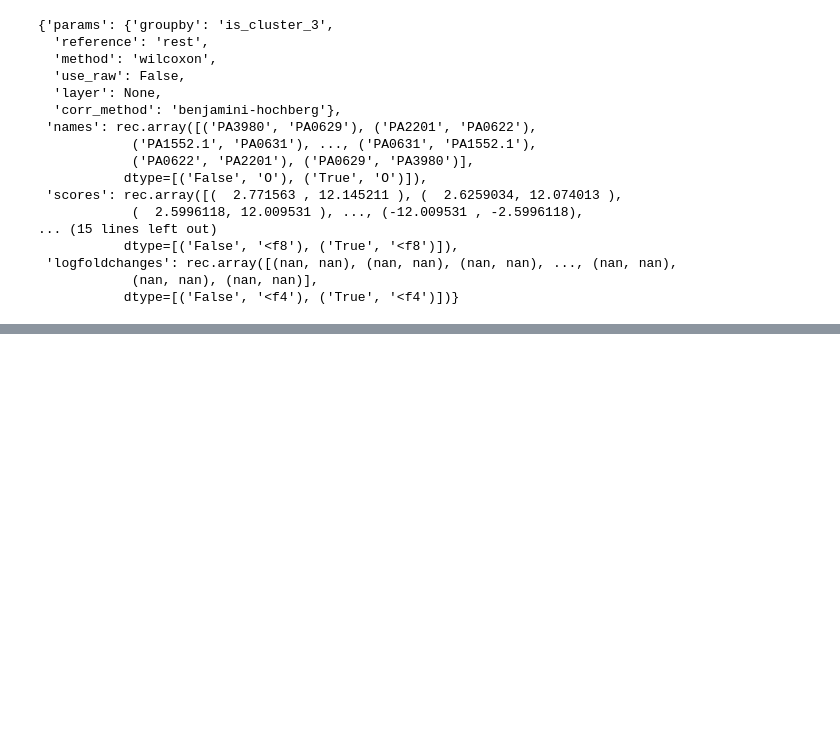
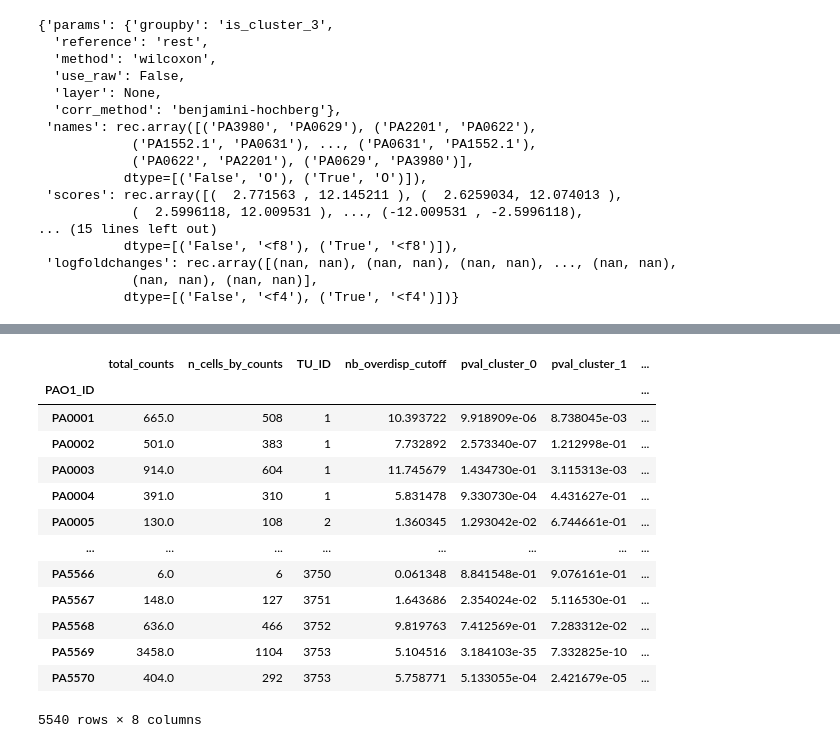
Before and after one commit to bio-datascience/BacSC, a Jupyter notebook: analysis/P_aero_S2S3/S2S3_cluster_analysis.ipynb, the cells around one changed output, grey strips where cells are left out. Saved outputs shown, nothing was run; the diff lists cells and outputs as text; code cells hidden in the pictures; blank space fills up the shorter version.

```diff
--- a/analysis/P_aero_S2S3/S2S3_cluster_analysis.ipynb
+++ b/analysis/P_aero_S2S3/S2S3_cluster_analysis.ipynb
@@ -655,0 +703,26 @@ WARNING: Default of the method has been changed to 't-test' from 't-test_overest
+# %%
+clusters = data_export_s2.obs["leiden_opt"].unique()
+
+for c in clusters:
+    p_data = pd.DataFrame(
+        {"pval_data": [x[c] for x in data_export_s2.uns[f"rank_genes_groups"]["pvals"]]},
+        index = [x[c] for x in data_export_s2.uns[f"rank_genes_groups"]["names"]]
+    )
+    data_export_s2.var[f"pval_cluster_{c}"] = p_data["pval_data"]
+
+data_export_s2.var
+# %% [output]
+|  | total_counts | n_cells_by_counts | TU_ID | nb_overdisp_cutoff | pval_cluster_0 | pval_cluster_1 | ... |
+| PAO1_ID |  |  |  |  |  |  | ... |
+| PA0001 | 665.0 | 508 | 1 | 10.393722 | 9.918909e-06 | 8.738045e-03 | ... |
+| PA0002 | 501.0 | 383 | 1 | 7.732892 | 2.573340e-07 | 1.212998e-01 | ... |
+| PA0003 | 914.0 | 604 | 1 | 11.745679 | 1.434730e-01 | 3.115313e-03 | ... |
+| PA0004 | 391.0 | 310 | 1 | 5.831478 | 9.330730e-04 | 4.431627e-01 | ... |
+| PA0005 | 130.0 | 108 | 2 | 1.360345 | 1.293042e-02 | 6.744661e-01 | ... |
+| ... | ... | ... | ... | ... | ... | ... | ... |
+| PA5566 | 6.0 | 6 | 3750 | 0.061348 | 8.841548e-01 | 9.076161e-01 | ... |
+| PA5567 | 148.0 | 127 | 3751 | 1.643686 | 2.354024e-02 | 5.116530e-01 | ... |
+| PA5568 | 636.0 | 466 | 3752 | 9.819763 | 7.412569e-01 | 7.283312e-02 | ... |
+| PA5569 | 3458.0 | 1104 | 3753 | 5.104516 | 3.184103e-35 | 7.332825e-10 | ... |
+| PA5570 | 404.0 | 292 | 3753 | 5.758771 | 5.133055e-04 | 2.421679e-05 | ... |
+5540 rows × 8 columns
```
Also changed, not shown: parts of 17 cells of this notebook, 14 other files.
